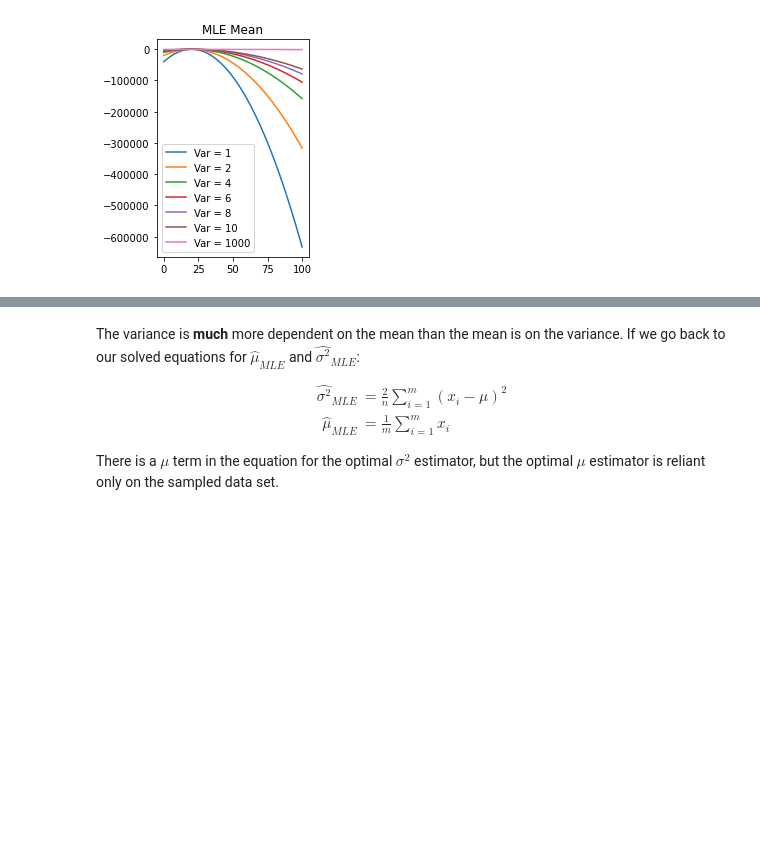
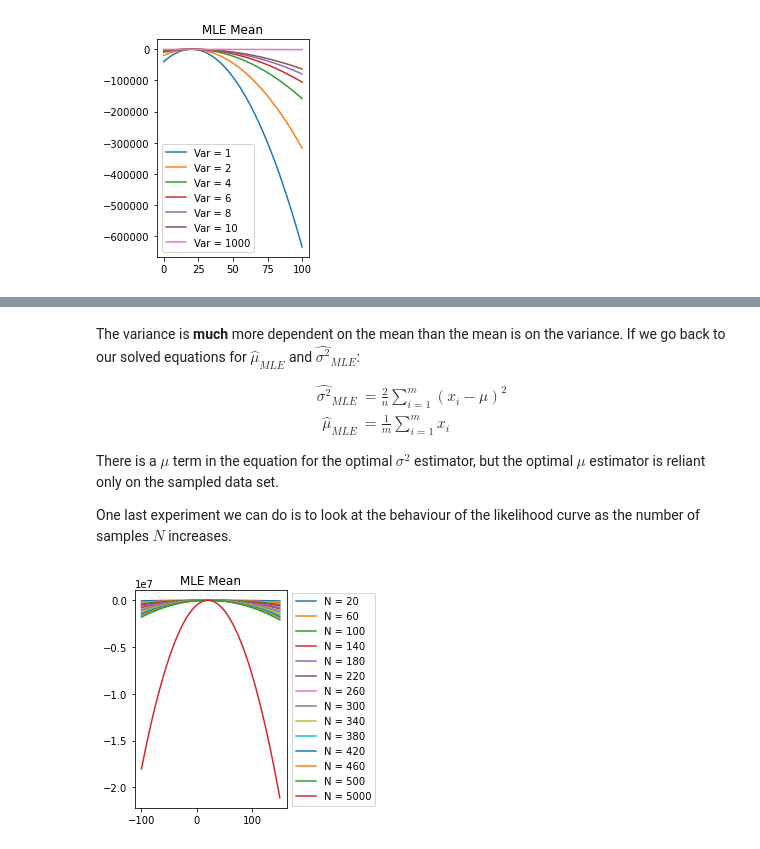
Before and after one commit to adibshalekeen/machinelearningblogs, a Jupyter notebook: Maximum_Likelihood_Estimation/Maximum Likelihood Estimation.ipynb, the cells around one changed output, grey strips where cells are left out. Saved outputs shown, nothing was run; the diff lists cells and outputs as text; code cells hidden in the pictures; blank space fills up the shorter version.

```diff
--- a/Maximum_Likelihood_Estimation/Maximum Likelihood Estimation.ipynb
+++ b/Maximum_Likelihood_Estimation/Maximum Likelihood Estimation.ipynb
@@ -434,3 +443,21 @@ $$
 $$
 
 There is a $\mu$ term in the equation for the optimal $\sigma^2$ estimator, but the optimal $\mu$ estimator is reliant only on the sampled data set.
+
+One last experiment we can do is to look at the behaviour of the likelihood curve as the number of samples $N$ increases.
+# %%
+mean_estimates = np.linspace(-100, 150, 100)
+CONST_VAR = 5
+mle_mean = plt.subplot(121)
+mle_mean.set_title("MLE Mean")
+num_samples = [20, 60, 100, 140, 180, 220, 260, 300, 340, 380, 420, 460, 500, 5000]
+for N in num_samples:
+    samples = np.array(gaussian_sampling(N, GROUND_TRUTH_MEAN, GROUND_TRUTH_VARIANCE))
+    likelihood = []
+    for mean in mean_estimates:
+        likelihood.append(gaussian_likelihood(mean, 2, samples))
+    mle_mean.plot(mean_estimates, likelihood, label=f"N = {N}")
+mle_mean.legend(loc='center left', bbox_to_anchor=(1, 0.5))
+plt.show()
+# %% [output]
+[figure, added]
```
Also changed, not shown: parts of 7 cells of this notebook.
